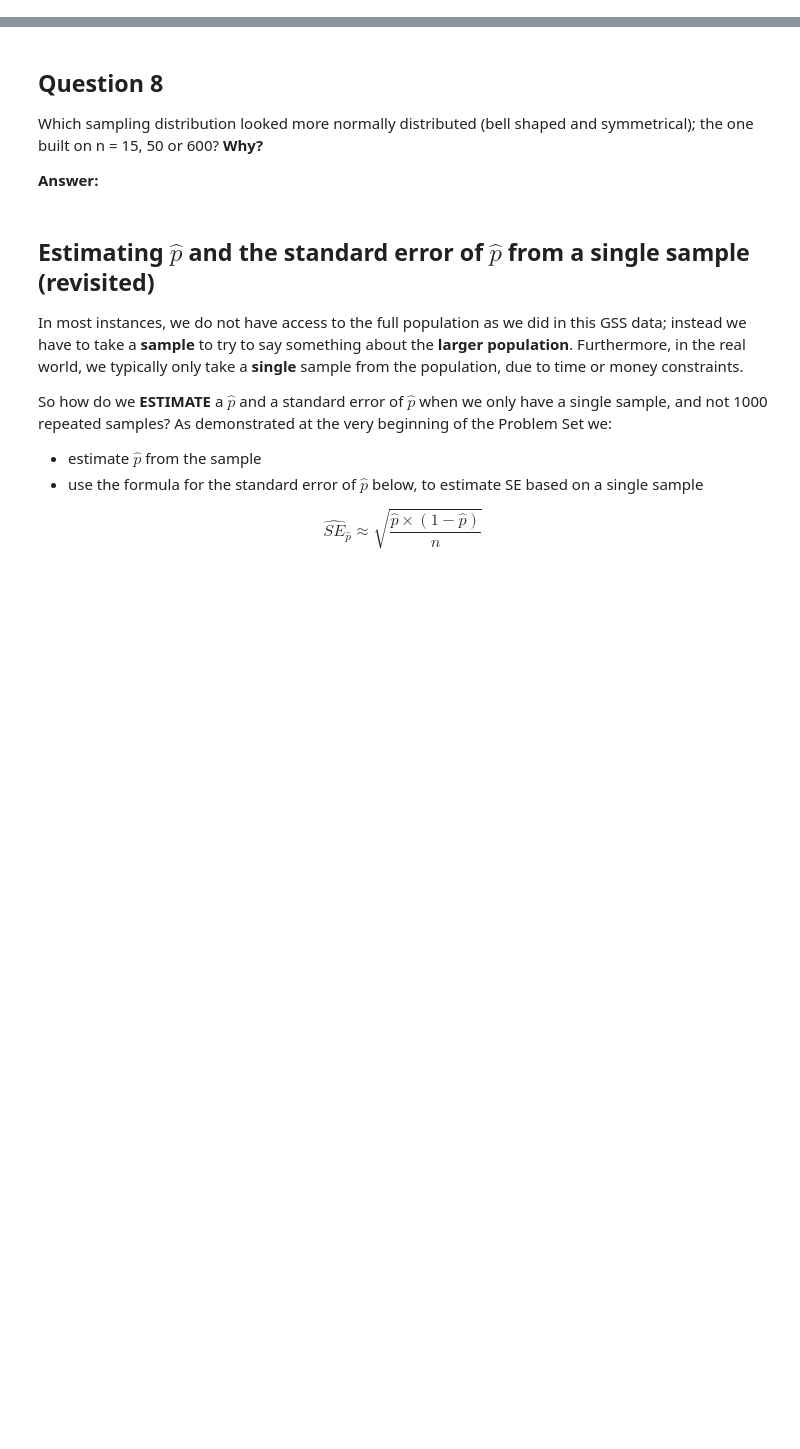
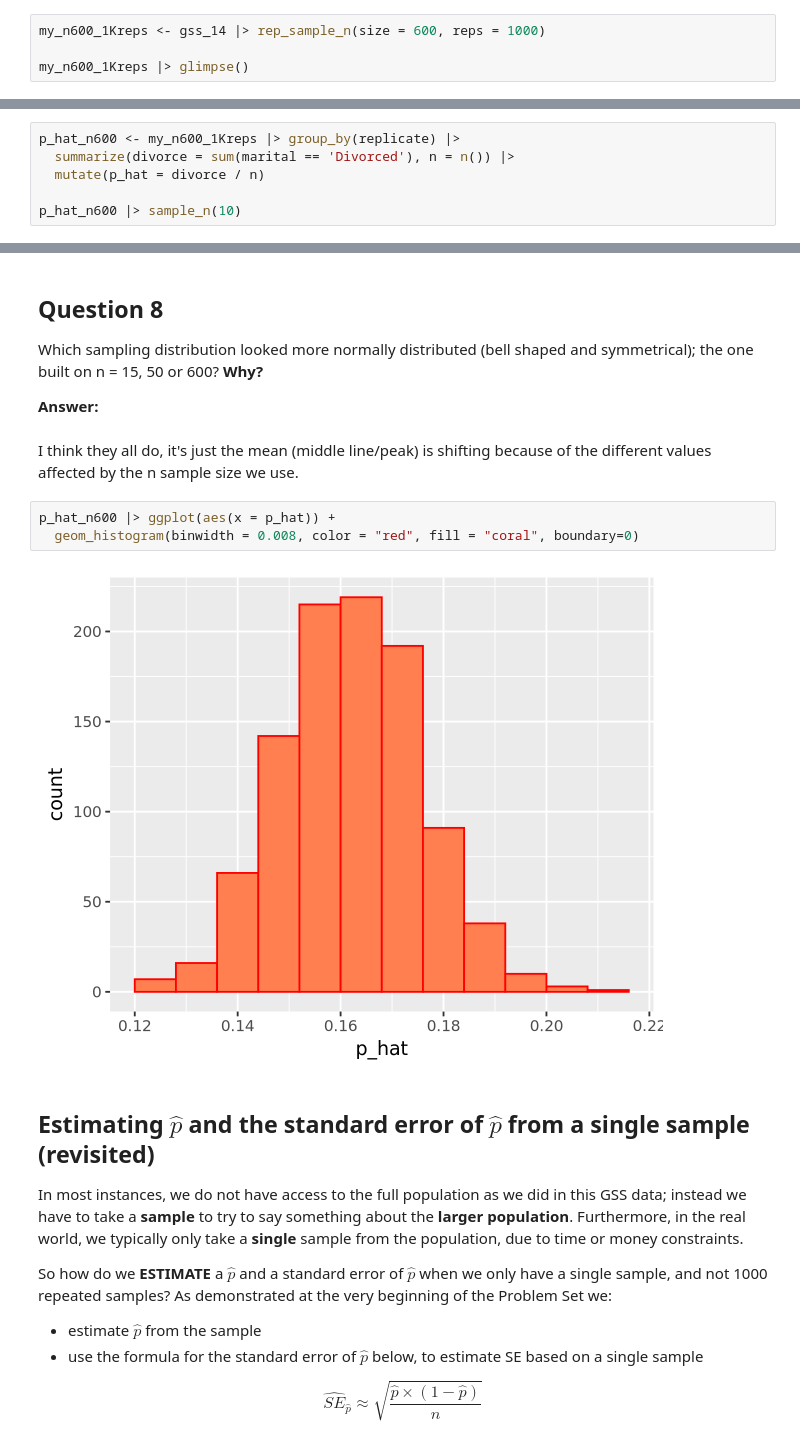
Before and after one commit to UNC-DATA-730/unit-7-assignment-setiadha-unc, a Jupyter notebook: agungsetiadha-assignment7.ipynb, the cells around one changed output, grey strips where cells are left out. Saved outputs shown, nothing was run; the diff lists cells and outputs as text; blank space fills up the shorter version.

```diff
--- a/agungsetiadha-assignment7.ipynb
+++ b/agungsetiadha-assignment7.ipynb
@@ -396,3 +503,7 @@ Use the `rep_sample_n` function to collect 1000 virtual samples of size
 YOU CAN DISTINGUISH IT FROM THE n = 50, and n = 15 SAMPLES ABOVE!**
 
 **Answer:**
+# %%
+my_n600_1Kreps <- gss_14 |> rep_sample_n(size = 600, reps = 1000)
+
+my_n600_1Kreps |> glimpse()
@@ -405,3 +522,9 @@ Calculate the proportion $\hat{p}$ of people who reported they were
 `Divorced`for each replicate of your n = 600 sampling
 
 **Answer:**
+# %%
+p_hat_n600 <- my_n600_1Kreps |> group_by(replicate) |>
+  summarize(divorce = sum(marital == 'Divorced'), n = n()) |>
+  mutate(p_hat = divorce / n)
+
+p_hat_n600 |> sample_n(10)
@@ -427,6 +573,13 @@ Which sampling distribution looked more normally distributed (bell
 shaped and symmetrical); the one built on n = 15, 50 or 600? **Why?**
 
 **Answer:**
+# %% [markdown]
+I think they all do, it's just the mean (middle line/peak) is shifting because of the different values affected by the n sample size we use.
+# %%
+p_hat_n600 |> ggplot(aes(x = p_hat)) +
+  geom_histogram(binwidth = 0.008, color = "red", fill = "coral", boundary=0)
+# %% [output]
+[figure, added]
 # %% [markdown]
 ## Estimating $\hat{p}$ and the standard error of $\hat{p}$ from a single sample (revisited)
 
```
Also changed, not shown: parts of 27 cells of this notebook.
